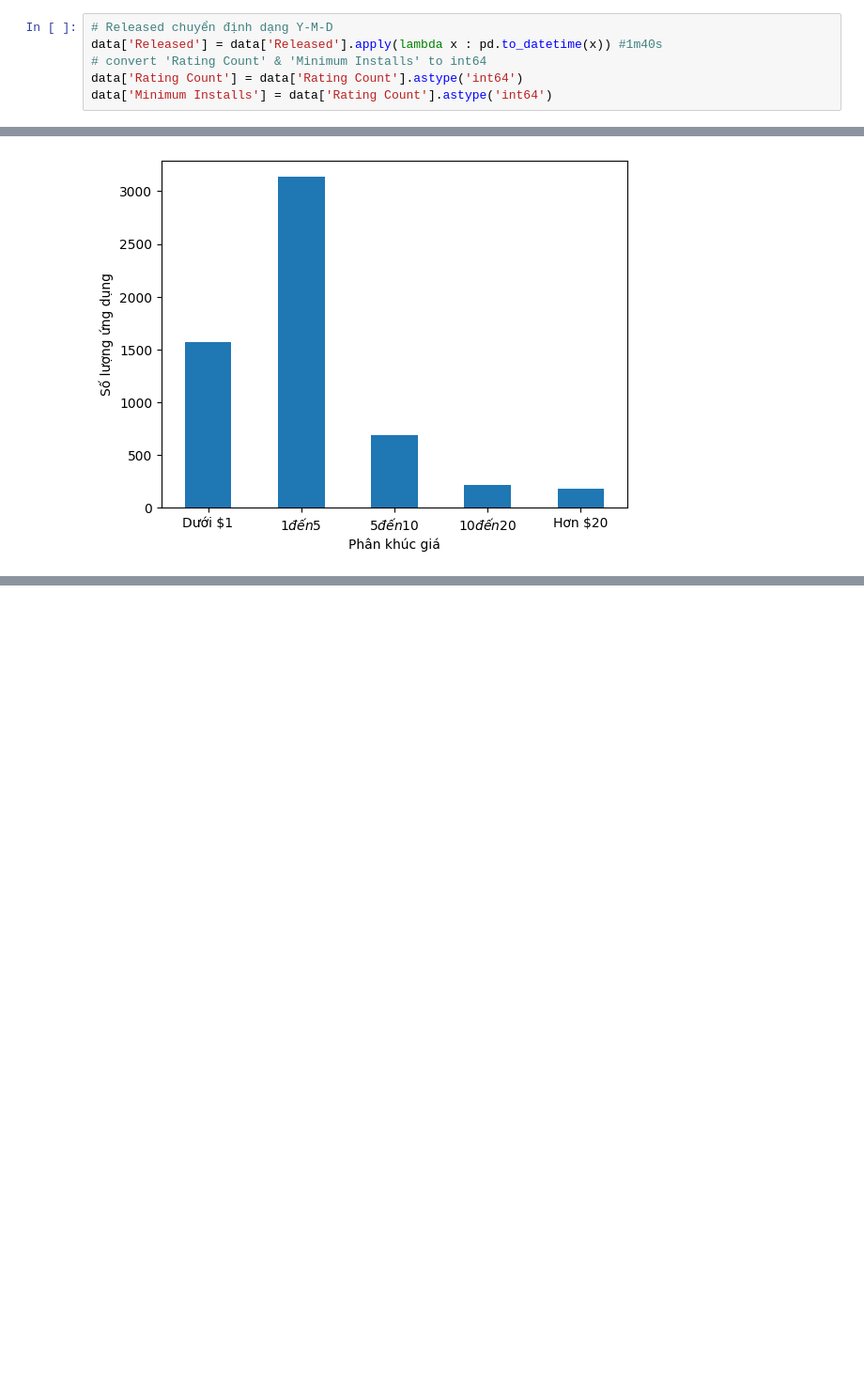
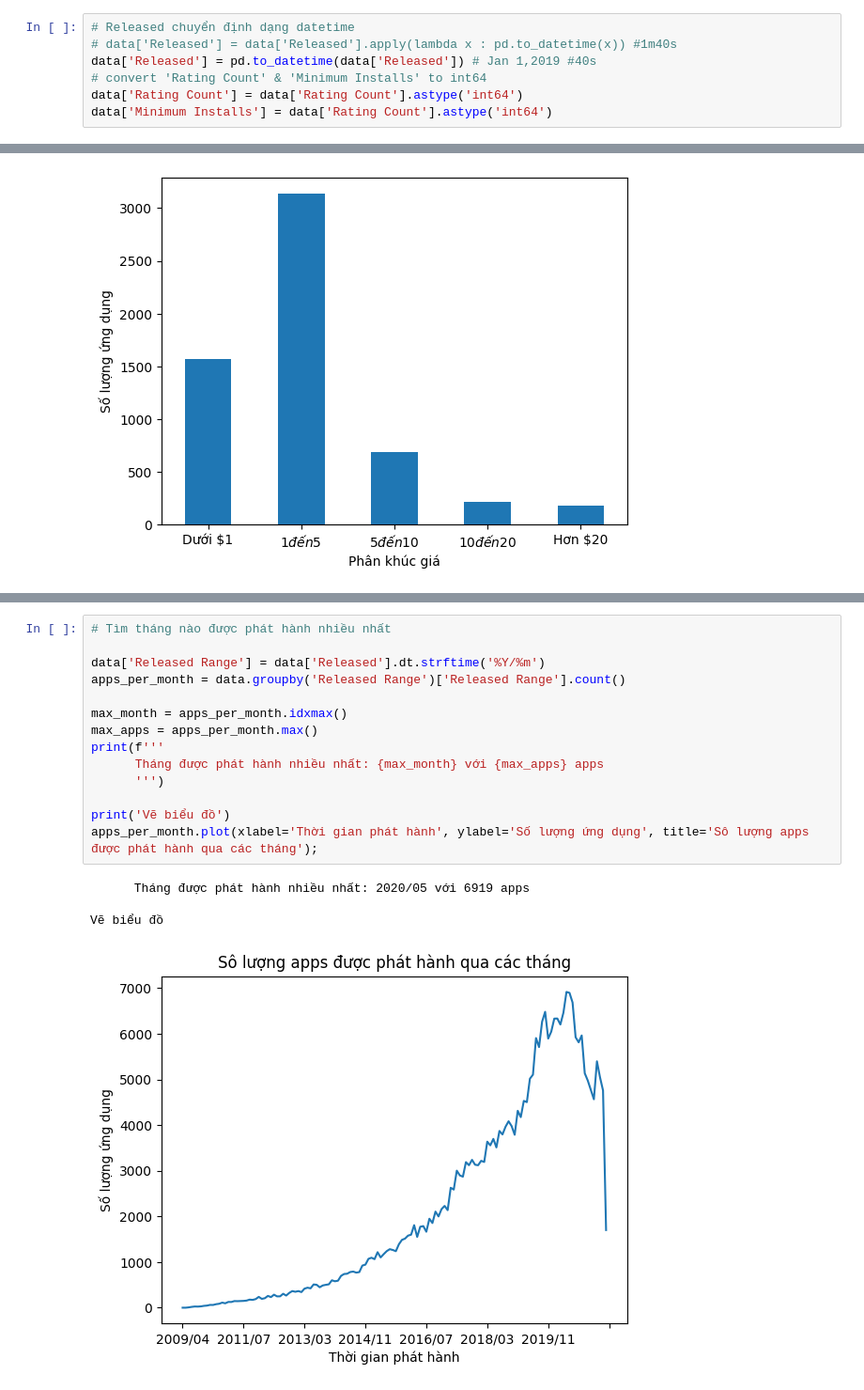
Before and after one commit to Disconnnected/Nestech_python_k20, a Jupyter notebook: answer/baitaplon1/analist.ipynb, the cells around one changed output, grey strips where cells are left out. Shown: that part at 94% size. Cells and saved outputs as stored; diff of their text form; blank space fills up the shorter version.

```diff
--- a/answer/baitaplon1/analist.ipynb
+++ b/answer/baitaplon1/analist.ipynb
@@ -150,8 +144,9 @@ data['Size'] = data['Size'].apply(lambda x: 0 if x == 'Varies with device'
                                                 else float(x[:-1].replace(",", ""))/1024 if x[-1] == "k"
                                                 else 0)
 # %%
-# Released chuyển định dạng Y-M-D
-data['Released'] = data['Released'].apply(lambda x : pd.to_datetime(x)) #1m40s
+# Released chuyển định dạng datetime
+# data['Released'] = data['Released'].apply(lambda x : pd.to_datetime(x)) #1m40s
+data['Released'] = pd.to_datetime(data['Released']) # Jan 1,2019 #40s
 # convert 'Rating Count' & 'Minimum Installs' to int64
 data['Rating Count'] = data['Rating Count'].astype('int64')
 data['Minimum Installs'] = data['Rating Count'].astype('int64')
@@ -403,0 +408,19 @@ See the caveats in the documentation: https://pandas.pydata.org/pandas-docs/stab
+# %%
+# Tìm tháng nào được phát hành nhiều nhất
+
+data['Released Range'] = data['Released'].dt.strftime('%Y/%m')
+apps_per_month = data.groupby('Released Range')['Released Range'].count()
+
+max_month = apps_per_month.idxmax()
+max_apps = apps_per_month.max()
+print(f'''
+      Tháng được phát hành nhiều nhất: {max_month} với {max_apps} apps
+      ''')
+
+print('Vẽ biểu đồ')
+apps_per_month.plot(xlabel='Thời gian phát hành', ylabel='Số lượng ứng dụng', title='Sô lượng apps được phát hành qua các tháng');
+# %% [output]
+      Tháng được phát hành nhiều nhất: 2020/05 với 6919 apps
+
+Vẽ biểu đồ
+[figure, added]
```
Also changed, not shown: parts of 6 cells of this notebook.
